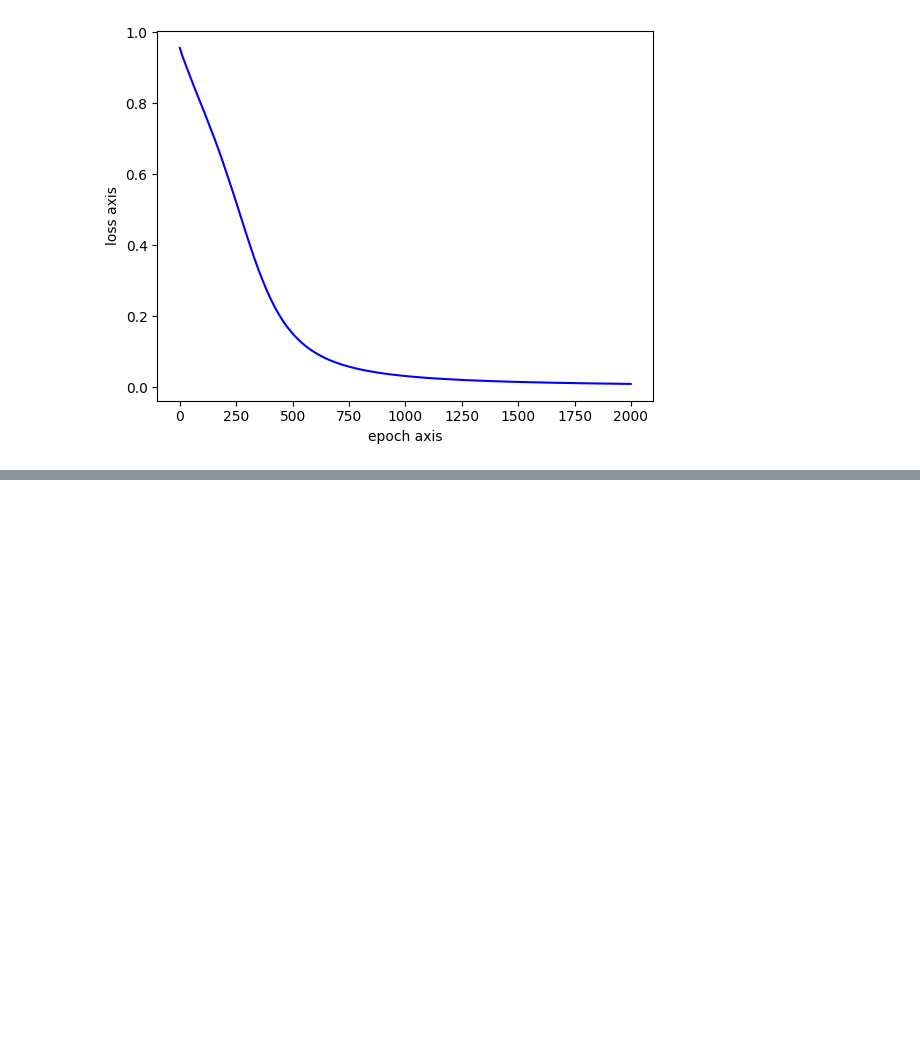
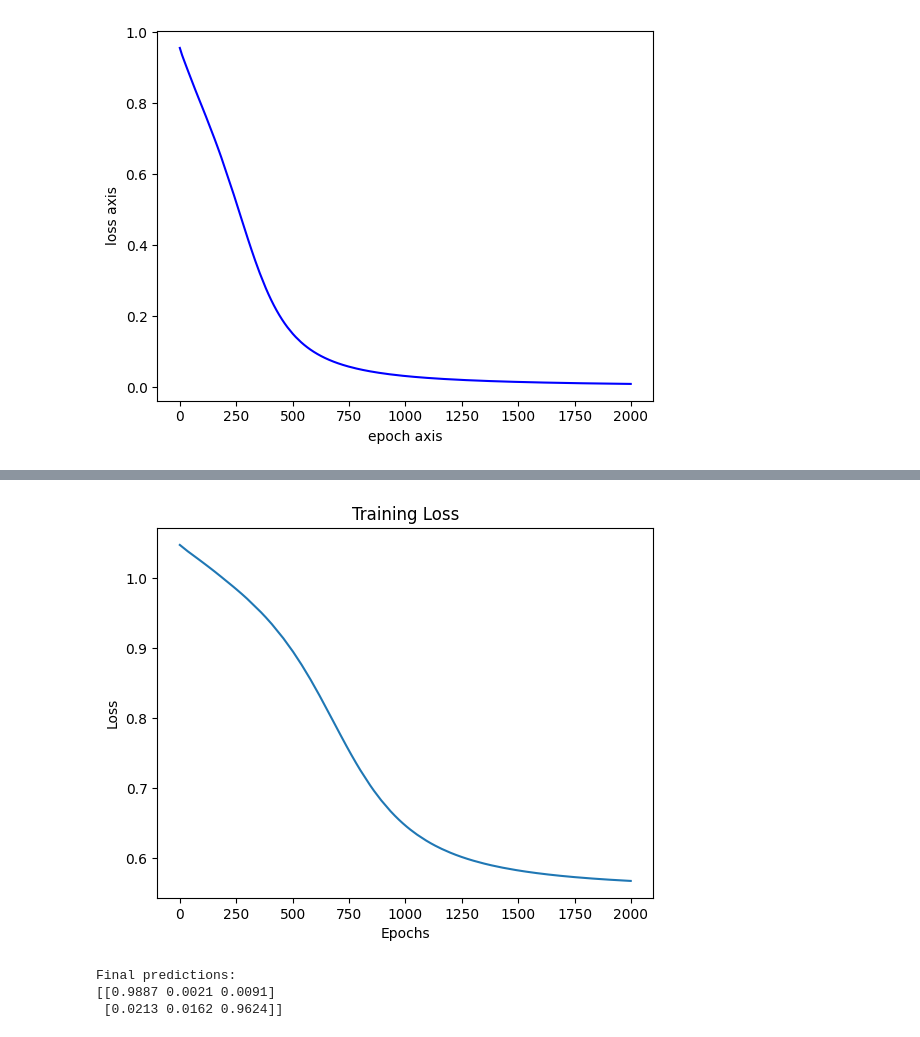
Before and after one commit to lucker3900/machine_learning, a Jupyter notebook: test31.ipynb, the cells around one changed output, grey strips where cells are left out. Cells and saved outputs as stored; diff of their text form; code cells hidden in the pictures; blank space fills up the shorter version.

```diff
--- a/test31.ipynb
+++ b/test31.ipynb
@@ -239,0 +293,45 @@ Epoch: 1991 loss: 0.0092 y_pred: 0.3333 w1: [ 1.3 -0.1] w2: [ 1.45 -0.75  0.1
+# %%
+# 创建模型实例
+model = SimpleNN()
+
+# 准备数据
+x = torch.tensor([[1.0], [-1.0]])
+y_true = torch.tensor([[1, 0, 0], [0, 0, 1]])
+
+# 定义损失函数和优化器
+criterion = nn.CrossEntropyLoss()  # 交叉熵损失
+optimizer = optim.SGD(model.parameters(), lr=0.01)  # 随机梯度下降优化器
+
+# 训练模型
+epochs = 2000
+losses = []
+
+for epoch in range(epochs):
+    # 前向传播
+    y_pred = model(x)
+
+    # 计算损失
+    loss = criterion(y_pred, torch.argmax(y_true, dim=1))
+    losses.append(loss.item())
+
+    # 反向传播和优化
+    optimizer.zero_grad()
+    loss.backward()
+    optimizer.step()
+
+    if epoch % 100 == 0:
+        print(f"Epoch: {epoch+1}, Loss: {loss.item():.4f}")
+
+# 绘制损失曲线
+plt.plot(range(epochs), losses)
+plt.xlabel("Epochs")
+plt.ylabel("Loss")
+plt.title("Training Loss")
+plt.show()
+
+# 查看训练后的预测结果
+with torch.no_grad():
+    final_pred = model(x)
+    print("Final predictions:")
+    print(final_pred.numpy().round(4))
+# %% [output]
@@ -239,0 +358,4 @@ Epoch: 1991 loss: 0.0092 y_pred: 0.3333 w1: [ 1.3 -0.1] w2: [ 1.45 -0.75  0.1
+[figure, added]
+Final predictions:
+[[0.9887 0.0021 0.0091]
+ [0.0213 0.0162 0.9624]]
```
Also changed, not shown: parts of 5 cells of this notebook.
